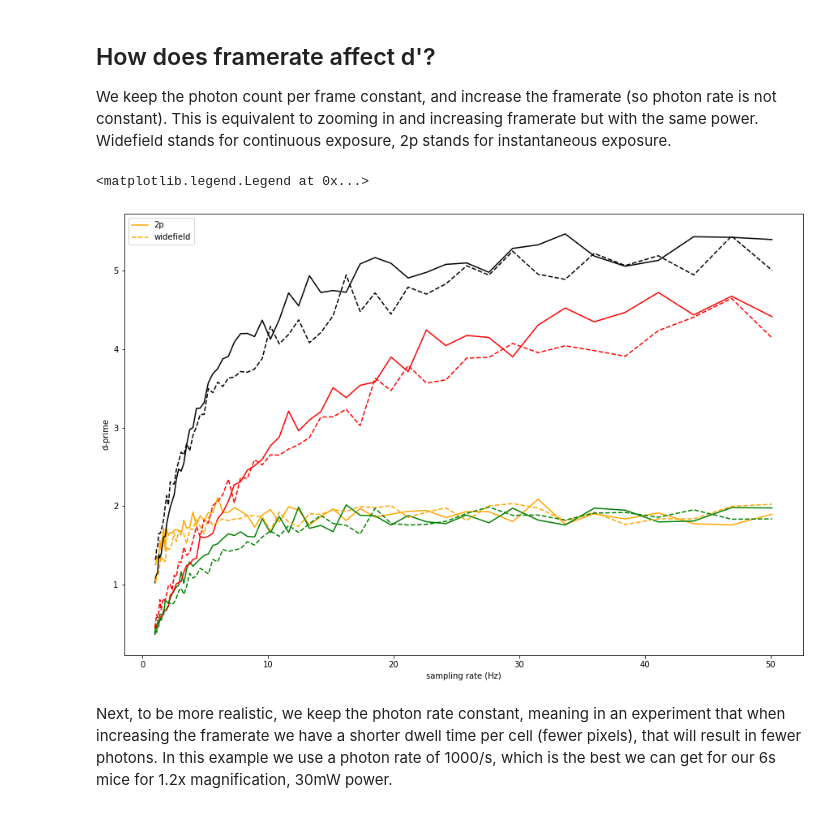
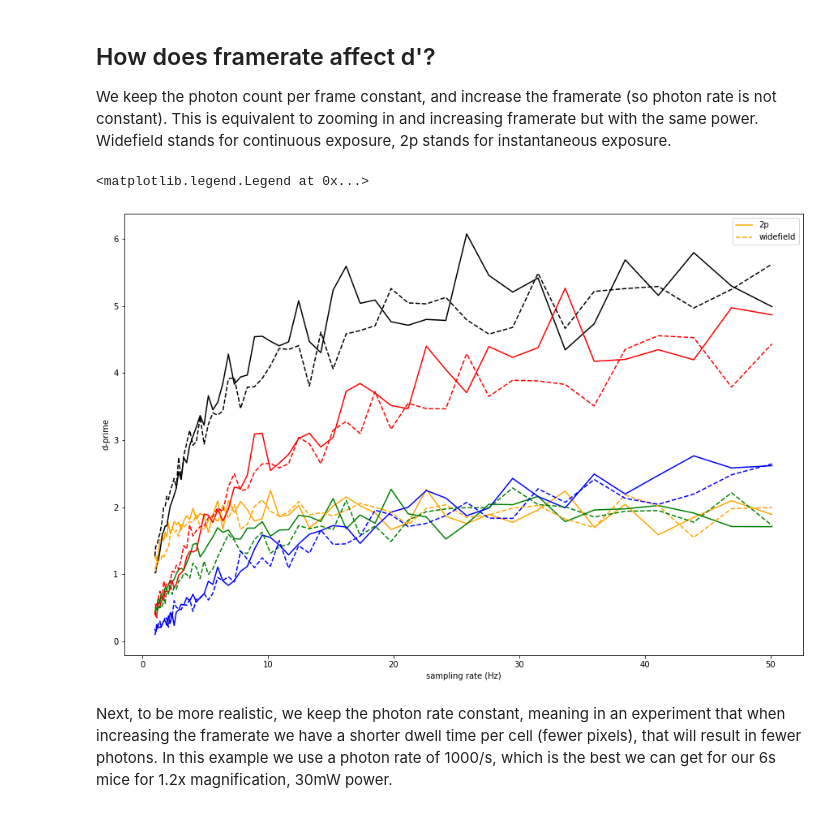
Before and after one commit to rozmar/imaging_strategies, a Jupyter notebook: calcium_sensor_selection.ipynb, the cells around one changed output. Saved outputs shown, nothing was run; the diff lists cells and outputs as text; code cells hidden in the pictures.

```diff
--- a/calcium_sensor_selection.ipynb
+++ b/calcium_sensor_selection.ipynb
@@ -100,16 +114,30 @@ parameters = {'6s':{'tau_rise':.07,
                     'amplitude':0.6,
                     'color':'black'},
               '8m':{'tau_rise':.002,
-                    'tau_decay':.09,
+                    'tau_decay':.088,
                     'amplitude':0.55,
-                    'color':'red'}}
+                    'color':'red'},
+              '8f':{'tau_rise':.002,
+                    'tau_decay':.055,
+                    'amplitude':0.3,
+                    'color':'blue'}}#,
+#               '8m_double':{'tau_rise':.002,
+#                     'tau_decay':[.068,.261],
+#                     'weight_decay' : [.75,.25],
+#                     'amplitude':0.55,
+#                     'color':'red'},
+#               '8f_double':{'tau_rise':.002,
+#                     'tau_decay':[0.021,.140],
+#                     'weight_decay' : [.52,.48],
+#                     'amplitude':0.3,
+#                     'color':'blue'}}
 
 params_experiment  = {'baseline_photon_count':10,
                      'noise_photon_count':0,
                      'exposure_time':1}#ms
 photons_per_s = 5000
 
-example_sampling_rate = 20
+example_sampling_rate = 30
 fig_transients = plt.figure(figsize = [10,10])
 ax_transients = fig_transients.add_subplot(len(parameters.keys())+1,1,1)
 for sensor_i,sensor in enumerate(parameters.keys()):
@@ -117,6 +145,7 @@ for sensor_i,sensor in enumerate(parameters.keys()):
     params_experiment['baseline_photon_count'] = photons_per_s/example_sampling_rate
     params_experiment['exposure_time'] = 1
     transient_dict = simulate_transient(params_sensor, params_experiment)
+    print('{} - peak : {}ms, half-rise: {}ms, half-decay: {}ms'.format(sensor,transient_dict['peak_t'],transient_dict['half_peak_t'],transient_dict['half_decay_t']))
     ax_transients.plot(transient_dict['t'],transient_dict['transient'],color = transient_dict['color'],label = sensor,linewidth = 2)
     ax_noisy_transients = fig_transients.add_subplot(len(parameters.keys())+1,1,sensor_i+2,sharey = ax_transients,sharex = ax_transients)
     ax_noisy_transients.plot(transient_dict['t'][::int(1000/example_sampling_rate)],transient_dict['noisy_transient'][::int(1000/example_sampling_rate)],color = transient_dict['color'],alpha = 1)
@@ -134,41 +227,47 @@ Widefield stands for continuous exposure, 2p stands for instantaneous exposure.
 # %%
 fig_freq_dprime = plt.figure(figsize = [15,10])
 ax_freq_dprime = fig_freq_dprime.add_subplot(1,1,1)
-sampling_rate_list = np.logspace(0,1.7,60)#np.arange(1,20,1)
+sampling_rate_list =  np.logspace(0,1.7,60)#np.arange(1,20,1) #
 samples_to_average = 1
-repeats = 500
+repeats = 100
 params_experiment['baseline_photon_count'] = 100
 
 dprime_ax_list = []
 for imaging_mode in ['2p','widefield']:
     for sensor_i,sensor in enumerate(parameters.keys()):
         params_sensor = parameters[sensor]
         dprime_list = []
         for sr_i,sampling_rate in enumerate(sampling_rate_list):
 
             si = int(1000/sampling_rate)
             if imaging_mode == '2p':
                 params_experiment['exposure_time'] = 1
                 marker = '-'
             elif imaging_mode == 'widefield':
                 params_experiment['exposure_time'] = si
                 marker = '--'
 
-            dprime = calculate_d_prime_for_trace(params_sensor,params_experiment,sampling_rate,samples_to_average,repeats)
+            dprime = calculate_d_prime_for_trace(params_sensor,
+                                                 params_experiment,
+                                                 sampling_rate,
+                                                 samples_to_average,
+                                                 repeats,
+                                                return_amplitude = False)
             dprime_list.append(dprime)
         if sensor_i == 0:
 
             ax_freq_dprime.plot(sampling_rate_list,dprime_list,marker,color = params_sensor['color'],label = imaging_mode)
         else:
             ax_freq_dprime.plot(sampling_rate_list,dprime_list,marker,color = params_sensor['color'])
 
+        #rint('{} : {} : {}'.format(sensor,sampling_rate_list[-1],dprime_list[-1]))
 
 ax_freq_dprime.set_xlabel('sampling rate (Hz)')
 ax_freq_dprime.set_ylabel('d-prime')
 ax_freq_dprime.legend()
 # %% [output]
 <matplotlib.legend.Legend at 0x...>
-[figure, old version]
+[figure, new version]
 # %% [markdown]
 Next, to be more realistic, we keep the photon rate constant, meaning in an experiment that when increasing the framerate we have a shorter dwell time per cell (fewer pixels), that will result in fewer photons.
 In this example we use a photon rate of 1000/s, which is the best we can get for our 6s mice for 1.2x magnification, 30mW power.
```
Also changed, not shown: parts of 8 cells of this notebook.
